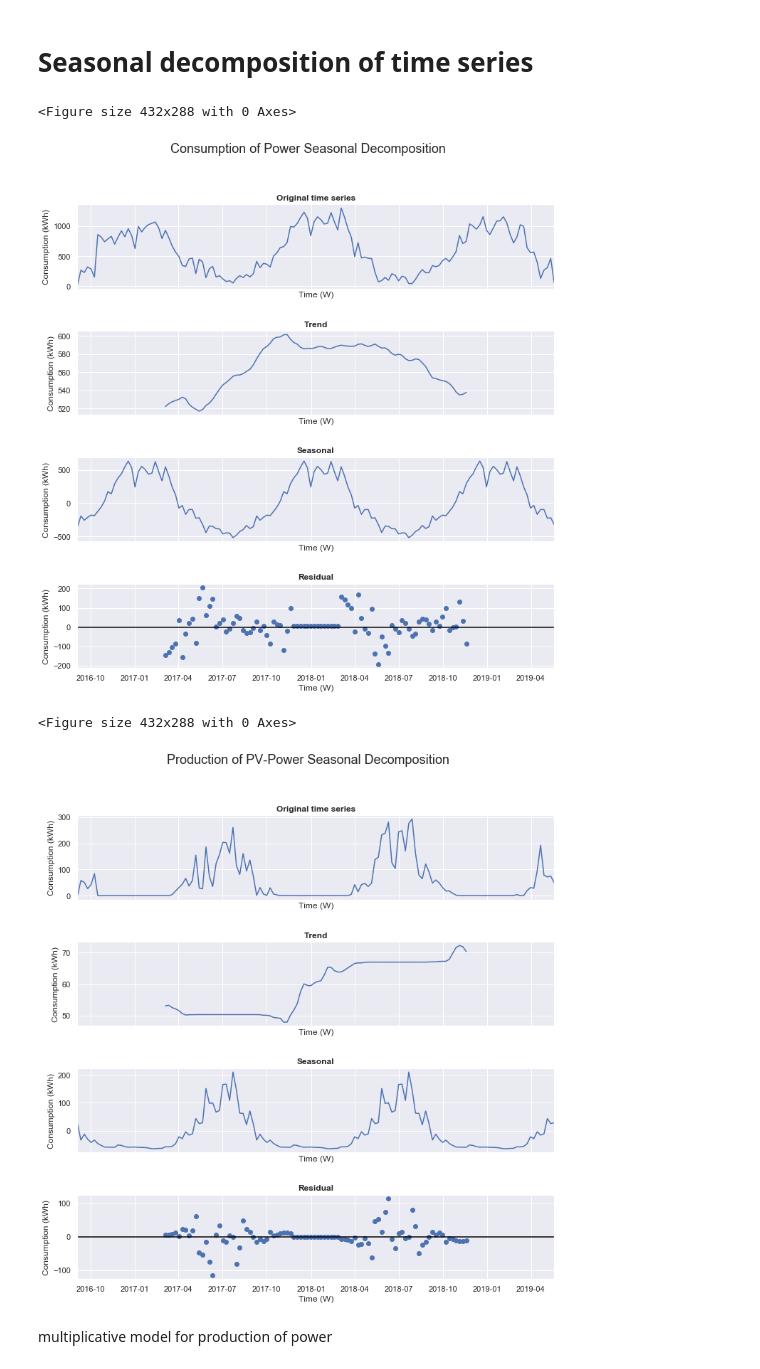
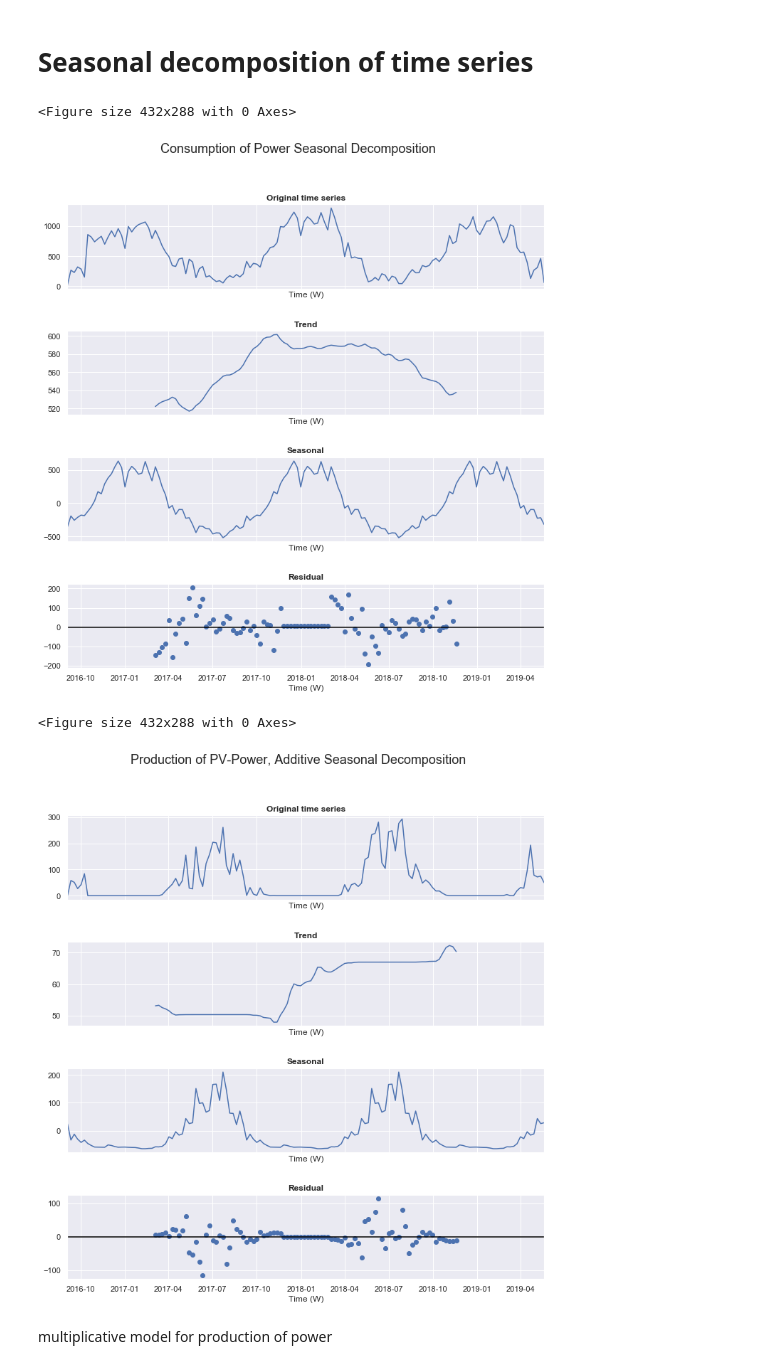
Before and after one commit to 4ug-aug/Otovo-OptimalControl, a Jupyter notebook: explore_cleaned_meters.ipynb, the cells around one changed output. Cells and saved outputs as stored; diff of their text form; code cells hidden in the pictures.

```diff
--- a/explore_cleaned_meters.ipynb
+++ b/explore_cleaned_meters.ipynb
@@ -174,7 +174,7 @@ def plot_seasonal_decomp(series, resample="W", model = "additive", title=""):
     ax[0].set_title("Original time series")
     ax[1].plot(decompose.trend)
     ax[1].set_title("Trend")
-    ax[1].set_ylabel("Consumption (kWh)")
+    #ax[1].set_ylabel("Consumption (kWh)")
     ax[2].plot(decompose.seasonal)
     ax[2].set_title("Seasonal")
     # Line in 0 behind points
@@ -194,19 +194,19 @@ def plot_seasonal_decomp(series, resample="W", model = "additive", title=""):
     for i in range(4):
         ax[i].title.set_fontweight("bold")
         ax[i].set_xlabel(xlab)
-        ax[i].set_ylabel(ylab)
+        #ax[i].set_ylabel(ylab)
 
     #Spacing between subplots
     plt.subplots_adjust(hspace=0.5)
     plt.show()
 # %%
 plot_seasonal_decomp(df_mm_cons["num_kwh"], resample="W", model = "additive", title="Consumption of Power Seasonal Decomposition")
-plot_seasonal_decomp(df_mm_prod["num_kwh"], resample="W", model = "additive", title="Production of PV-Power Seasonal Decomposition")
+plot_seasonal_decomp(df_mm_prod["num_kwh"], resample="W", model = "additive", title="Production of PV-Power, Additive Seasonal Decomposition")
 # %% [output]
 <Figure size 432x288 with 0 Axes>
-[figure, old version]
+[figure, new version]
 <Figure size 432x288 with 0 Axes>
-[figure, old version]
+[figure, new version]
 # %% [markdown]
 multiplicative model for production of power
 # %%
```
Also changed, not shown: parts of 2 cells of this notebook.
